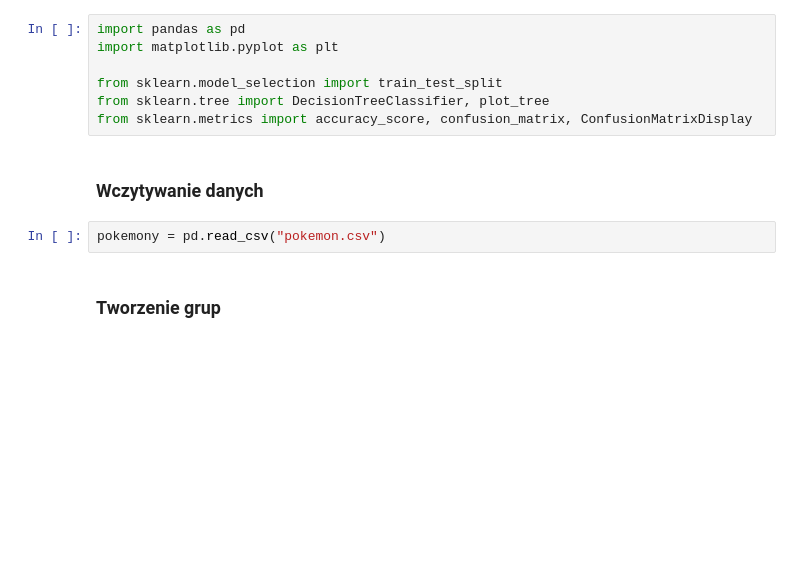
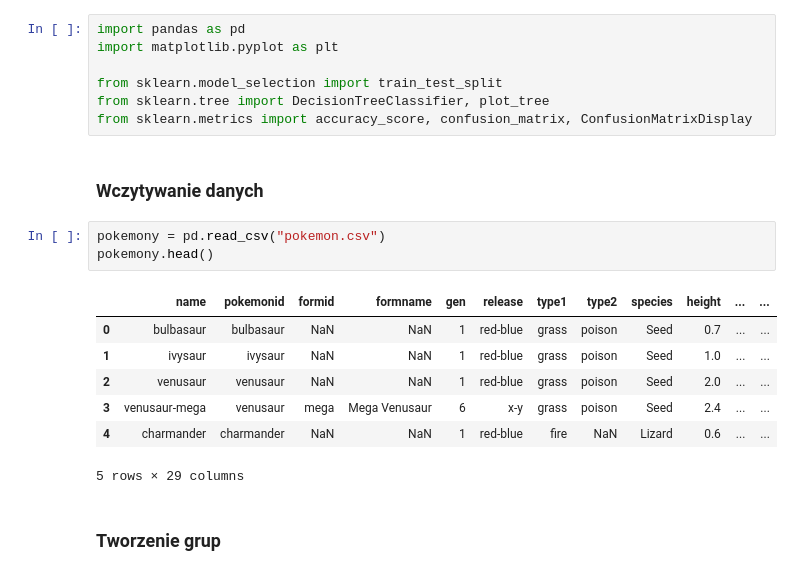
Before and after one commit to jarmuszz/mad-projekt2, a Jupyter notebook: drzewo.ipynb, the cells around one changed output. Cells and saved outputs as stored; diff of their text form; blank space fills up the shorter version.

```diff
--- a/drzewo.ipynb
+++ b/drzewo.ipynb
@@ -21,6 +23,15 @@ from sklearn.metrics import accuracy_score, confusion_matrix, ConfusionMatrixDis
 ### Wczytywanie danych
 # %%
 pokemony = pd.read_csv("pokemon.csv")
+pokemony.head()
+# %% [output]
+|  | name | pokemonid | formid | formname | gen | release | type1 | type2 | species | height | ... | ... |
+| 0 | bulbasaur | bulbasaur | NaN | NaN | 1 | red-blue | grass | poison | Seed | 0.7 | ... | ... |
+| 1 | ivysaur | ivysaur | NaN | NaN | 1 | red-blue | grass | poison | Seed | 1.0 | ... | ... |
+| 2 | venusaur | venusaur | NaN | NaN | 1 | red-blue | grass | poison | Seed | 2.0 | ... | ... |
+| 3 | venusaur-mega | venusaur | mega | Mega Venusaur | 6 | x-y | grass | poison | Seed | 2.4 | ... | ... |
+| 4 | charmander | charmander | NaN | NaN | 1 | red-blue | fire | NaN | Lizard | 0.6 | ... | ... |
+5 rows × 29 columns
 # %% [markdown]
 ### Tworzenie grup
 # %%
```
Also changed, not shown: parts of 14 cells of this notebook, 1 other file.
